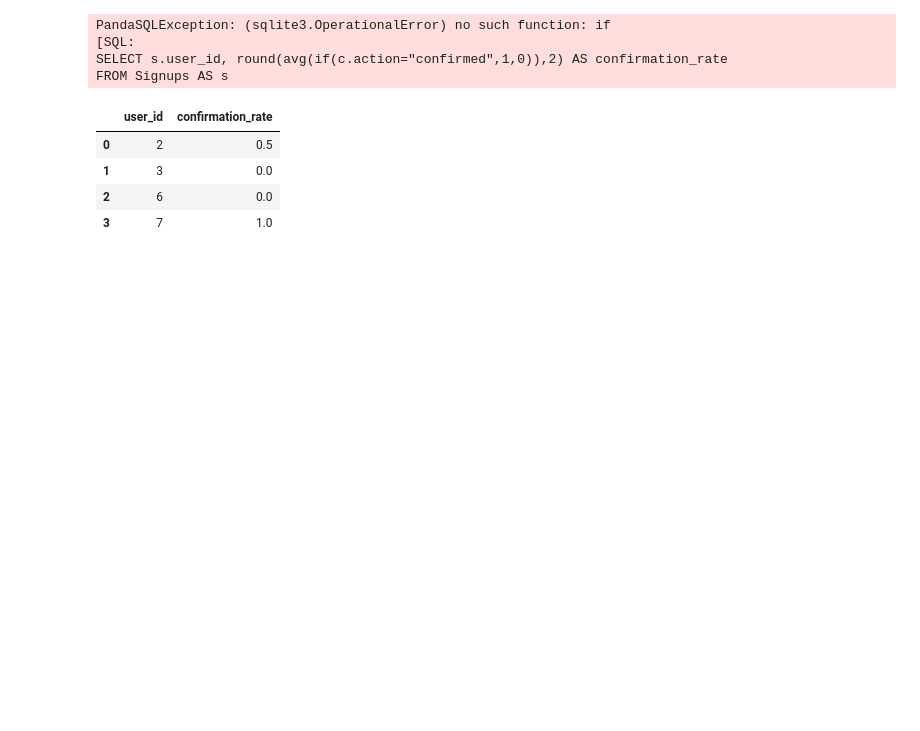
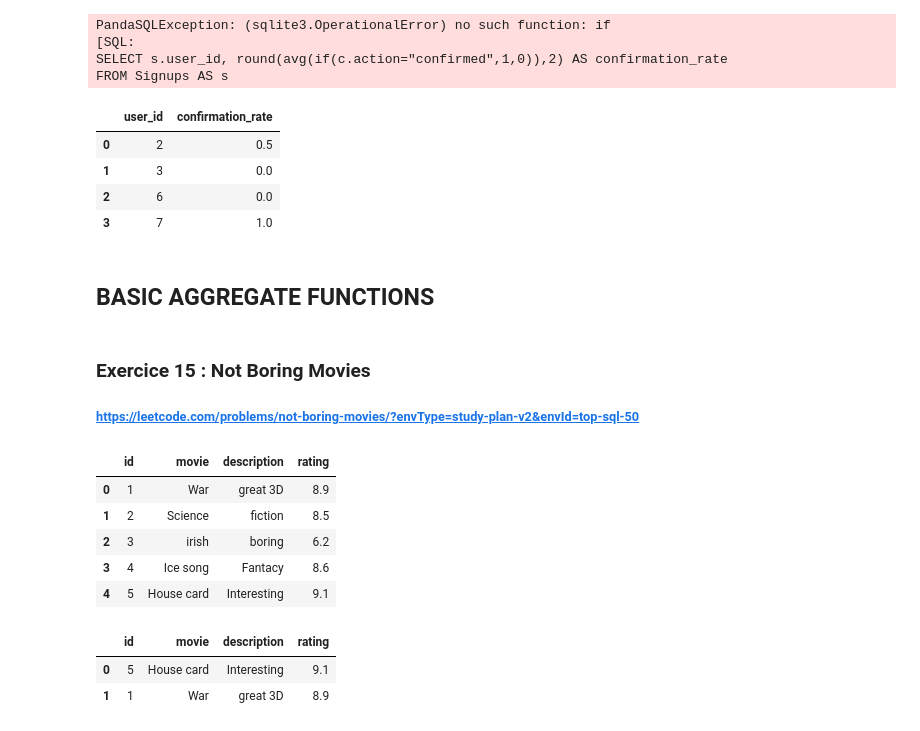
Before and after one commit to t7bo/SQL, a Jupyter notebook: SQL_exercices.ipynb, the cells around one changed output. Cells and saved outputs as stored; diff of their text form; code cells hidden in the pictures; blank space fills up the shorter version.

```diff
--- a/SQL_exercices.ipynb
+++ b/SQL_exercices.ipynb
@@ -618,3 +630,37 @@ psql.sqldf(query, locals())
 | 1 | 3 | 0.0 |
 | 2 | 6 | 0.0 |
 | 3 | 7 | 1.0 |
+# %% [markdown]
+## BASIC AGGREGATE FUNCTIONS
+# %% [markdown]
+### Exercice 15 : Not Boring Movies
+###### https://leetcode.com/problems/not-boring-movies/?envType=study-plan-v2&envId=top-sql-50
+# %%
+cinema_data = {
+    'id': [1, 2, 3, 4, 5],
+    'movie': ['War', 'Science', 'irish', 'Ice song', 'House card'],
+    'description': ['great 3D', 'fiction', 'boring', 'Fantacy', 'Interesting'],
+    'rating': [8.9, 8.5, 6.2, 8.6, 9.1]
+}
+
+Cinema = pd.DataFrame(cinema_data)
+Cinema
+# %% [output]
+|  | id | movie | description | rating |
+| 0 | 1 | War | great 3D | 8.9 |
+| 1 | 2 | Science | fiction | 8.5 |
+| 2 | 3 | irish | boring | 6.2 |
+| 3 | 4 | Ice song | Fantacy | 8.6 |
+| 4 | 5 | House card | Interesting | 9.1 |
+# %%
+query = """
+SELECT *
+FROM Cinema
+WHERE (id % 2) = 1 AND description != "boring"
+ORDER BY rating DESC
+"""
+psql.sqldf(query, locals())
+# %% [output]
+|  | id | movie | description | rating |
+| 0 | 5 | House card | Interesting | 9.1 |
+| 1 | 1 | War | great 3D | 8.9 |
```
Also changed, not shown: parts of 24 cells of this notebook.
